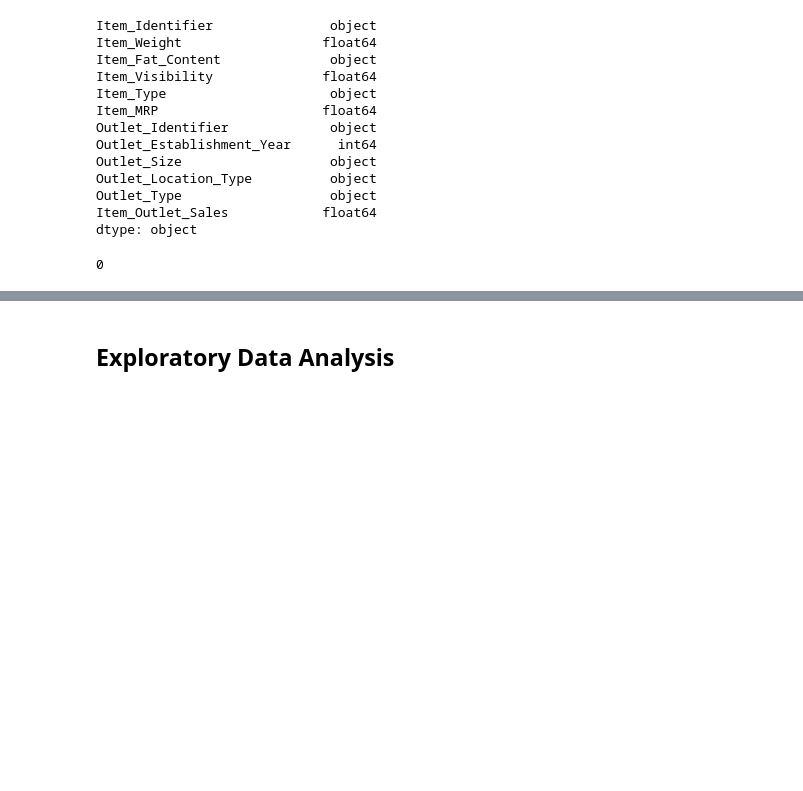
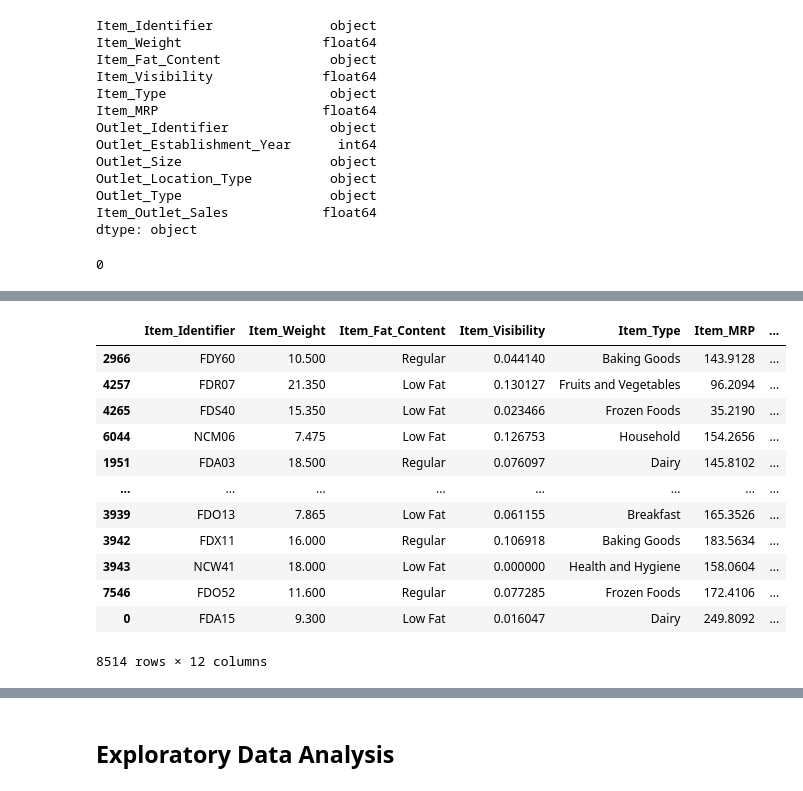
Before and after one commit to OMONa-E/Prediction-of-Product-Sales, a Jupyter notebook: Omona_Emmanuel_Prediction_of_Product_Sales.ipynb, the cells around one changed output, grey strips where cells are left out. Drawn from its saved outputs; the diff is of its cells as text; code cells hidden in the pictures; blank space fills up the shorter version.

```diff
--- a/Omona_Emmanuel_Prediction_of_Product_Sales.ipynb
+++ b/Omona_Emmanuel_Prediction_of_Product_Sales.ipynb
@@ -92,2 +135,19 @@ duplicates_row.sum()
+# %%
+# Diplaying duplicates occurence
+df_sales_pred[duplicates_item_identifier].sort_values('Outlet_Identifier')
+# %% [output]
+|  | Item_Identifier | Item_Weight | Item_Fat_Content | Item_Visibility | Item_Type | Item_MRP | ... |
+| 2966 | FDY60 | 10.500 | Regular | 0.044140 | Baking Goods | 143.9128 | ... |
+| 4257 | FDR07 | 21.350 | Low Fat | 0.130127 | Fruits and Vegetables | 96.2094 | ... |
+| 4265 | FDS40 | 15.350 | Low Fat | 0.023466 | Frozen Foods | 35.2190 | ... |
+| 6044 | NCM06 | 7.475 | Low Fat | 0.126753 | Household | 154.2656 | ... |
+| 1951 | FDA03 | 18.500 | Regular | 0.076097 | Dairy | 145.8102 | ... |
+| ... | ... | ... | ... | ... | ... | ... | ... |
+| 3939 | FDO13 | 7.865 | Low Fat | 0.061155 | Breakfast | 165.3526 | ... |
+| 3942 | FDX11 | 16.000 | Regular | 0.106918 | Baking Goods | 183.5634 | ... |
+| 3943 | NCW41 | 18.000 | Low Fat | 0.000000 | Health and Hygiene | 158.0604 | ... |
+| 7546 | FDO52 | 11.600 | Regular | 0.077285 | Frozen Foods | 172.4106 | ... |
+| 0 | FDA15 | 9.300 | Low Fat | 0.016047 | Dairy | 249.8092 | ... |
+8514 rows × 12 columns
 # %%
 # Identifying missing values
```
Also changed, not shown: parts of 19 cells of this notebook.
